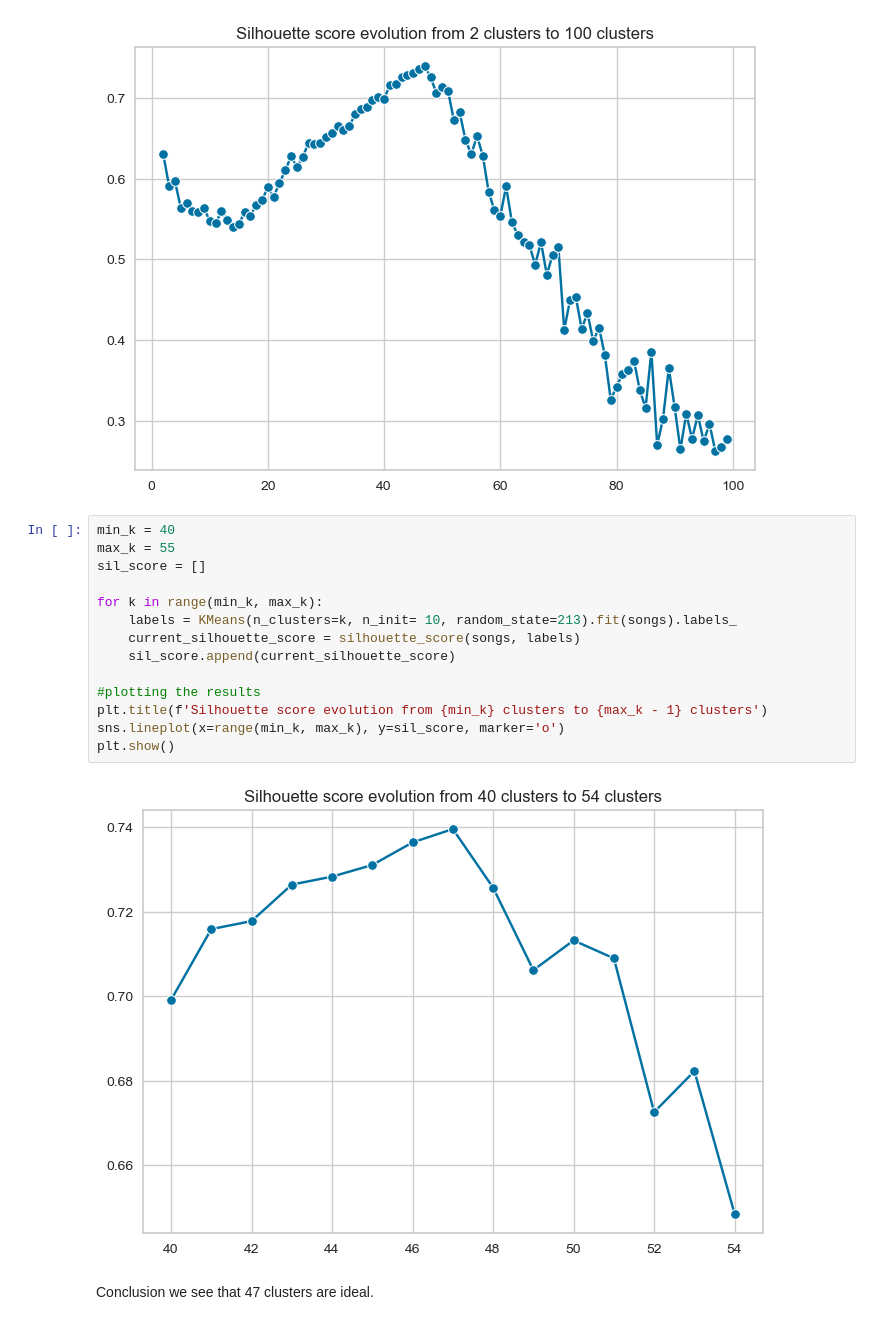
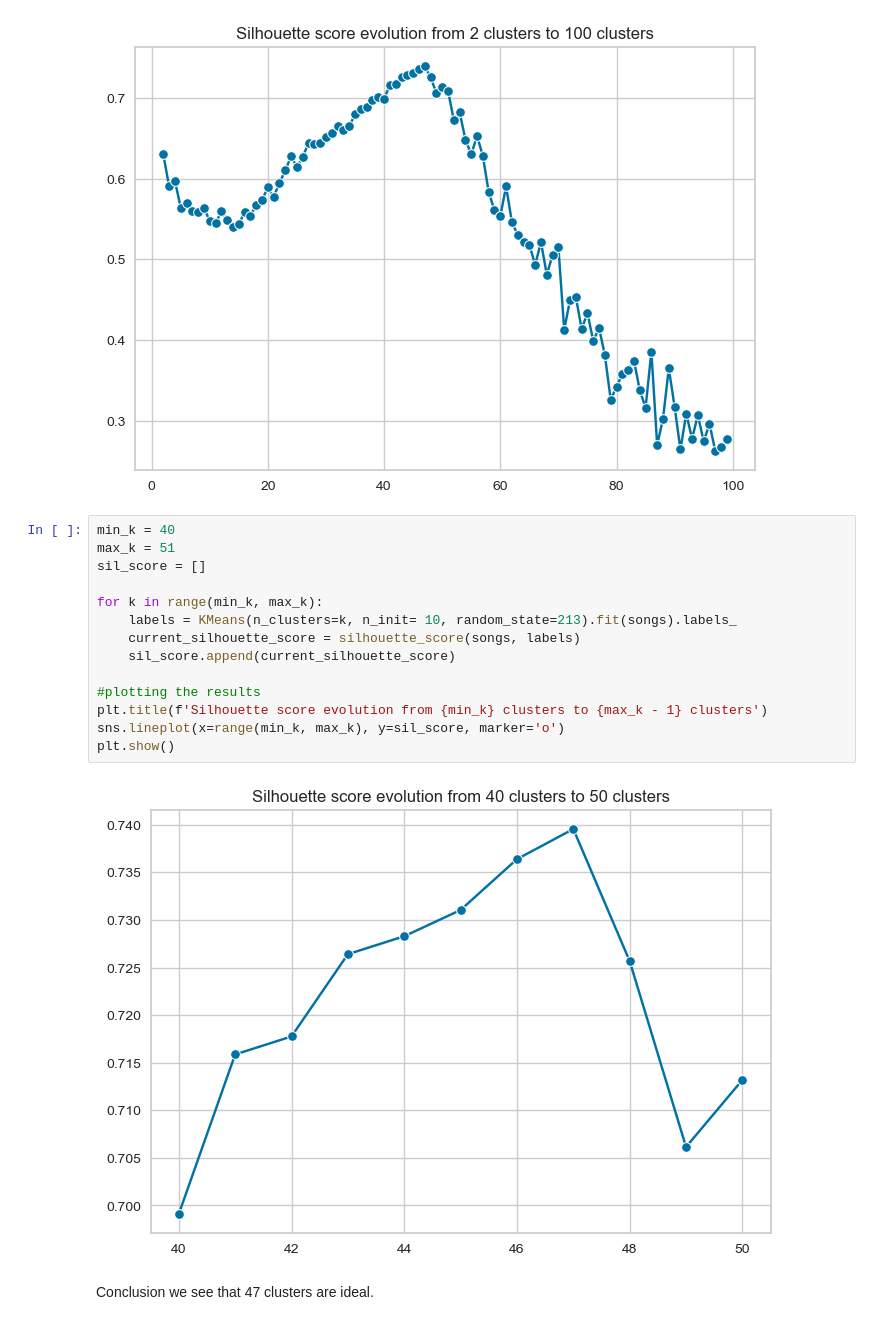
Before and after one commit to MerleSt/SpotifyPlaylistMoosic, a Jupyter notebook: Notebooks/Cluster_Analysis.ipynb, the cells around one changed output. Saved outputs shown, nothing was run; the diff lists cells and outputs as text.

```diff
--- a/Notebooks/Cluster_Analysis.ipynb
+++ b/Notebooks/Cluster_Analysis.ipynb
@@ -395,20 +350,20 @@ plt.show()
 [figure]
 # %%
 min_k = 40
-max_k = 55
+max_k = 51
 sil_score = []
 
 for k in range(min_k, max_k):
     labels = KMeans(n_clusters=k, n_init= 10, random_state=213).fit(songs).labels_
     current_silhouette_score = silhouette_score(songs, labels)
     sil_score.append(current_silhouette_score)
 
 #plotting the results
 plt.title(f'Silhouette score evolution from {min_k} clusters to {max_k - 1} clusters')
 sns.lineplot(x=range(min_k, max_k), y=sil_score, marker='o')
 plt.show()
 # %% [output]
-[figure, old version]
+[figure, new version]
 # %% [markdown]
 Conclusion we see that 47 clusters are ideal.
 # %% [markdown]
```
Also changed, not shown: parts of 23 cells of this notebook, 1 other file.
